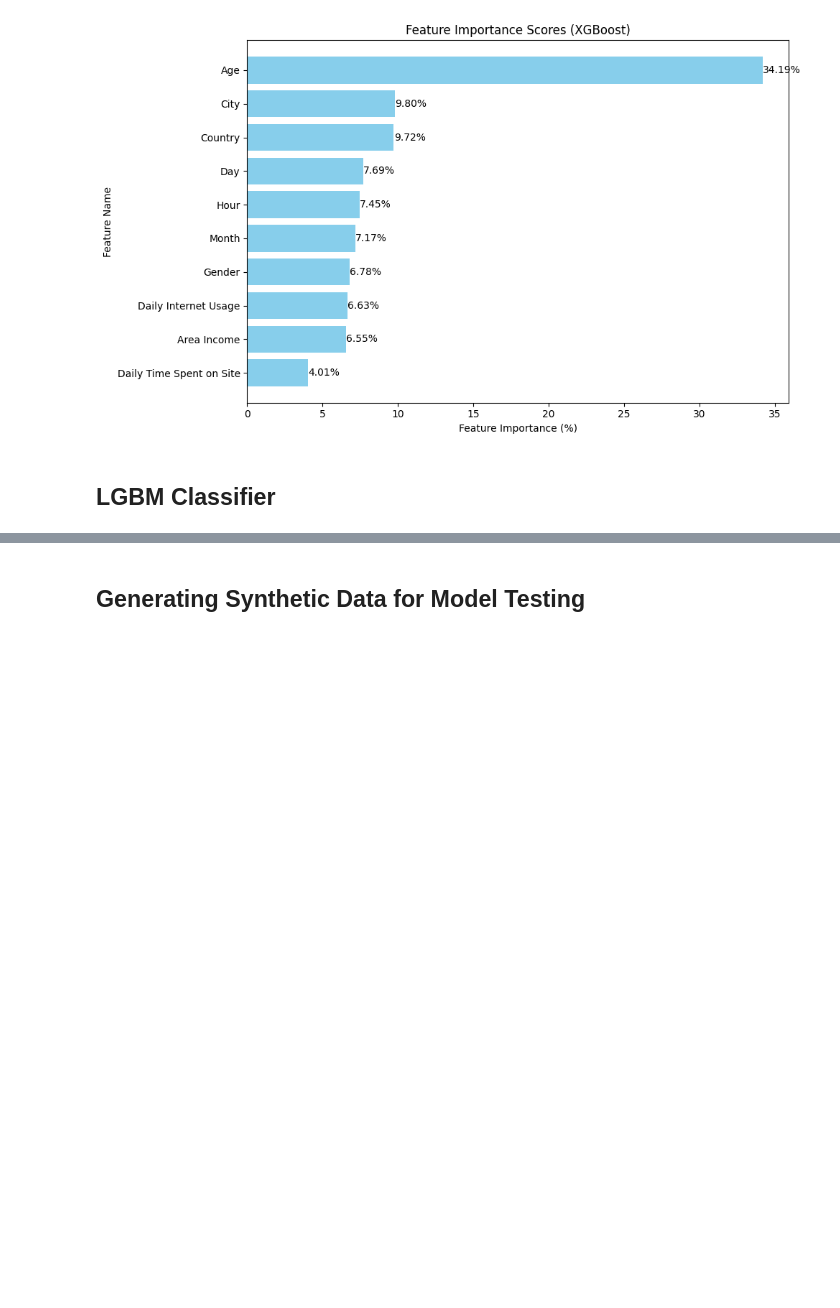
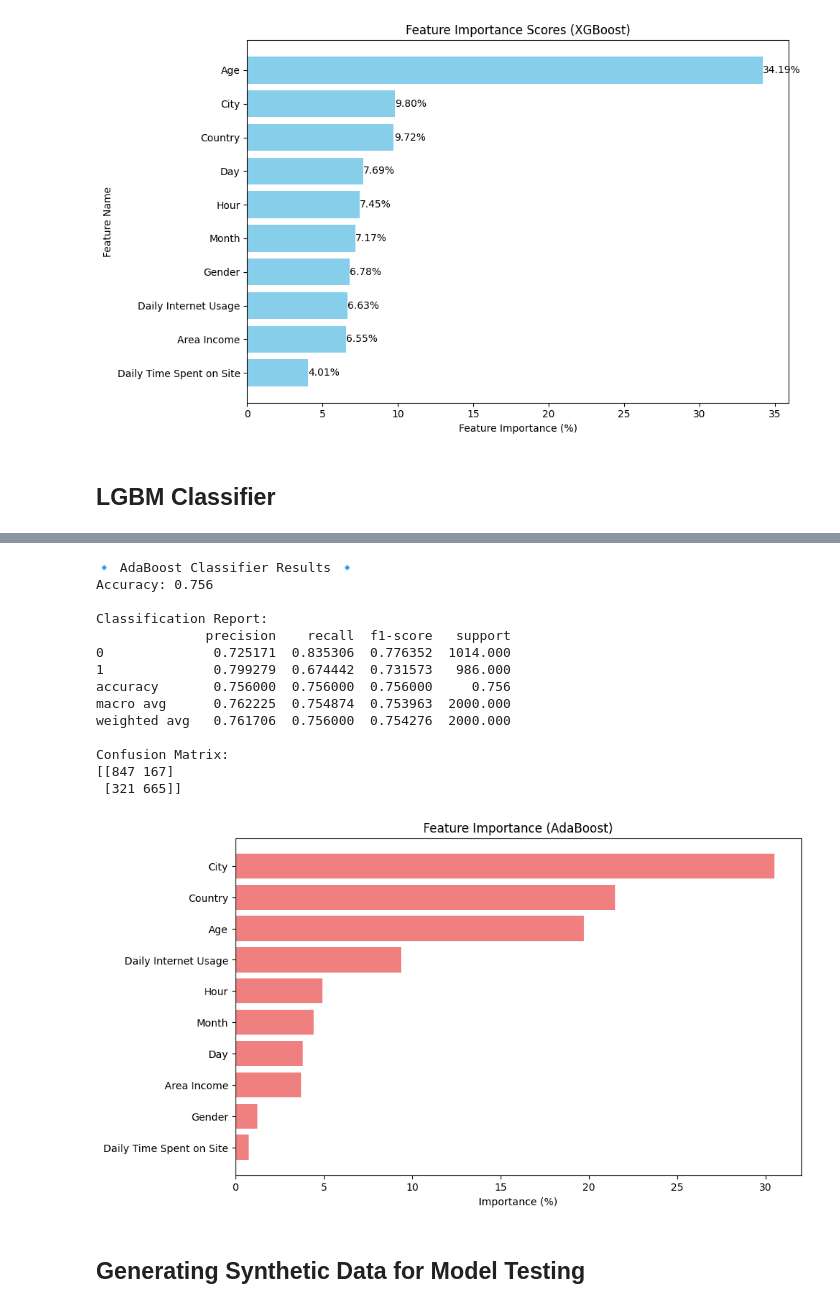
Before and after one commit to shreyamsis2025-msis/CTR_Project, a Jupyter notebook: ctr_prediction.ipynb, the cells around one changed output, grey strips where cells are left out. Saved outputs shown, nothing was run; the diff lists cells and outputs as text; code cells hidden in the pictures; blank space fills up the shorter version.

Commit message:
feat : Ada boost classsifier addeed

```diff
--- a/ctr_prediction.ipynb
+++ b/ctr_prediction.ipynb
@@ -230,6 +230,60 @@ Confusion Matrix:
 [[889 125]
  [133 853]]
 [figure]
+# %%
+
+from sklearn.ensemble import AdaBoostClassifier
+from sklearn.metrics import accuracy_score, classification_report, confusion_matrix
+import pandas as pd
+import matplotlib.pyplot as plt
+
+# Initialize and train AdaBoost
+ada_model = AdaBoostClassifier(n_estimators=100, random_state=42)
+ada_model.fit(X_train, y_train)
+
+# Predict on test set
+y_pred_ada = ada_model.predict(X_test)
+
+# Evaluate
+print("\n🔹 AdaBoost Classifier Results 🔹")
+print("Accuracy:", round(accuracy_score(y_test, y_pred_ada), 4))
+
+# Classification report
+ada_report = pd.DataFrame(classification_report(y_test, y_pred_ada, output_dict=True)).transpose()
+print("\nClassification Report:")
+print(ada_report)
+
+# Confusion matrix
+print("\nConfusion Matrix:")
+print(confusion_matrix(y_test, y_pred_ada))
+
+# Feature Importance
+ada_importances = ada_model.feature_importances_ * 100
+ada_feat_df = pd.DataFrame({'Feature': X_train.columns, 'Importance (%)': ada_importances})
+ada_feat_df = ada_feat_df.sort_values(by='Importance (%)', ascending=False)
+
+plt.figure(figsize=(10,6))
+plt.barh(ada_feat_df['Feature'], ada_feat_df['Importance (%)'], color='lightcoral')
+plt.gca().invert_yaxis()
+plt.title("Feature Importance (AdaBoost)")
+plt.xlabel("Importance (%)")
+plt.show()
+# %% [output]
+🔹 AdaBoost Classifier Results 🔹
+Accuracy: 0.756
+
+Classification Report:
+              precision    recall  f1-score   support
+0              0.725171  0.835306  0.776352  1014.000
+1              0.799279  0.674442  0.731573   986.000
+accuracy       0.756000  0.756000  0.756000     0.756
+macro avg      0.762225  0.754874  0.753963  2000.000
+weighted avg   0.761706  0.756000  0.754276  2000.000
+
+Confusion Matrix:
+[[847 167]
+ [321 665]]
+[figure, added]
 # %% [markdown]
 ## Generating Synthetic Data for Model Testing
 # %%
```
Also changed, not shown: parts of 1 cell of this notebook.
